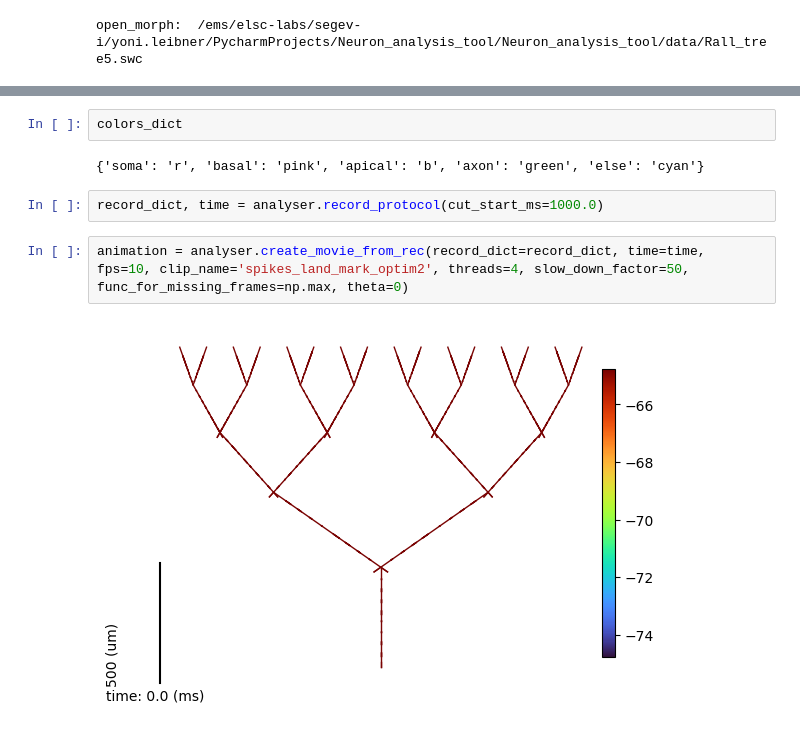
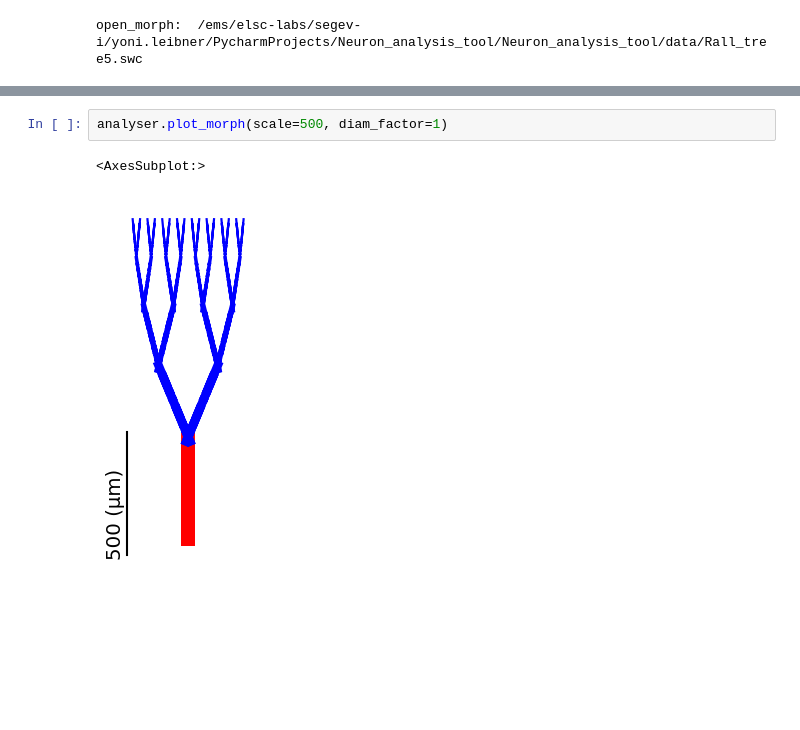
Before and after one commit to YoniLeibner/Neuron_analysis_tool, a Jupyter notebook: Neuron_analysis_tool/example Rall model.ipynb, the cells around one changed output, grey strips where cells are left out. Saved outputs shown, nothing was run; the diff lists cells and outputs as text; blank space fills up the shorter version.

```diff
--- a/Neuron_analysis_tool/example Rall model.ipynb
+++ b/Neuron_analysis_tool/example Rall model.ipynb
@@ -99,10 +108,5 @@ legend_without_duplicate_labels(ax)
 # %%
-colors_dict
+analyser.plot_morph(scale=500, diam_factor=1)
 # %% [output]
-{'soma': 'r', 'basal': 'pink', 'apical': 'b', 'axon': 'green', 'else': 'cyan'}
+<AxesSubplot:>
+[figure, added]
-# %%
-record_dict, time = analyser.record_protocol(cut_start_ms=1000.0)
-# %%
-animation = analyser.create_movie_from_rec(record_dict=record_dict, time=time, fps=10, clip_name='spikes_land_mark_optim2', threads=4, slow_down_factor=50, func_for_missing_frames=np.max, theta=0)
-# %% [output]
-[figure, removed]
```
Also changed, not shown: parts of 15 cells of this notebook, 20 other files.
